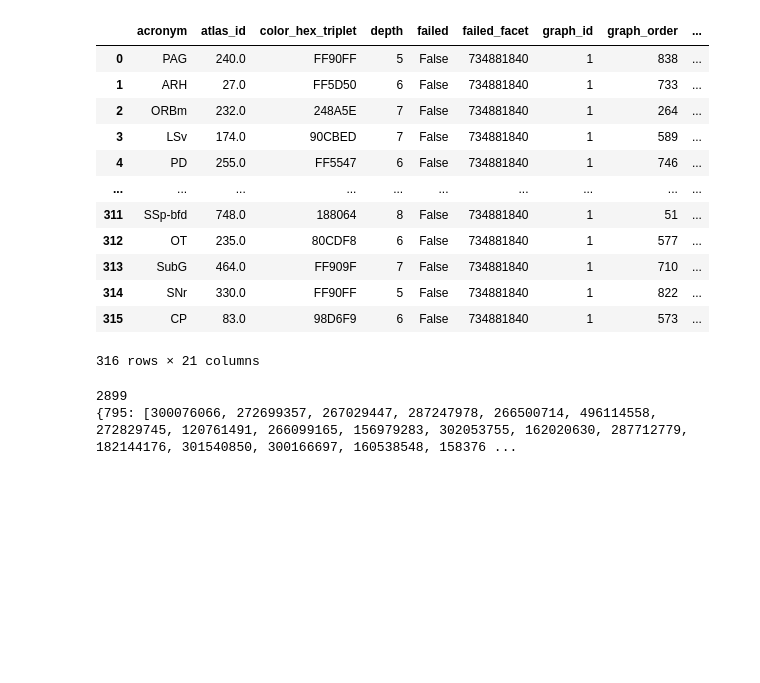
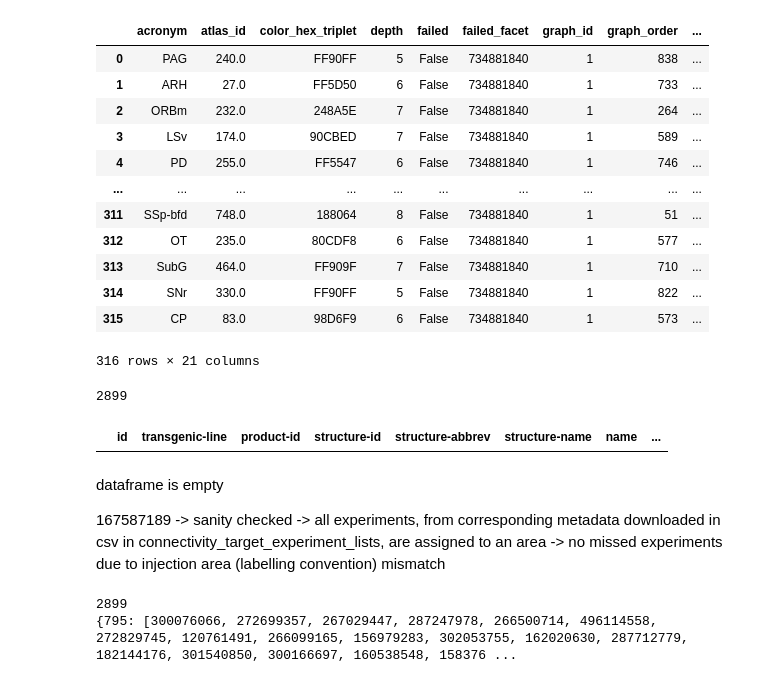
Before and after one commit to ikharitonov/allen-data-mining, a Jupyter notebook: connectivity/injection_sites_average.ipynb, the cells around one changed output. Cells and saved outputs as stored; diff of their text form; code cells hidden in the pictures; blank space fills up the shorter version.

```diff
--- a/connectivity/injection_sites_average.ipynb
+++ b/connectivity/injection_sites_average.ipynb
@@ -122,6 +62,30 @@ struct_set
 | 314 | SNr | 330.0 | FF90FF | 5 | False | 734881840 | 1 | 822 | ... |
 | 315 | CP | 83.0 | 98D6F9 | 6 | False | 734881840 | 1 | 573 | ... |
 316 rows × 21 columns
+# %%
+# SANITY CHECK
+
+# make a copy of experiment df
+unmatched_df = df.copy()
+num_collected_exps = 0
+
+# loop through brain areas, removing experiments successfully matching with an area
+for area_id in struct_set['id']:
+    indexes_to_drop = df.index[df['structure-id']==area_id]
+    num_collected_exps += len(indexes_to_drop)
+    unmatched_df = unmatched_df.drop(indexes_to_drop)
+    # if area_id == 329: break
+
+# display df with unmatched experiments
+print(num_collected_exps)
+unmatched_df
+# %% [output]
+2899
+|  | id | transgenic-line | product-id | structure-id | structure-abbrev | structure-name | name | ... |
+# %% [markdown]
+dataframe is empty
+
+167587189 -> sanity checked -> all experiments, from corresponding metadata downloaded in csv in connectivity_target_experiment_lists, are assigned to an area -> no missed experiments due to injection area (labelling convention) mismatch
 # %%
 # Number of experiments from injections across all brain areas targeting RSPagl
 total_num_collected_exps = 0
```
Also changed, not shown: parts of 27 cells of this notebook.
